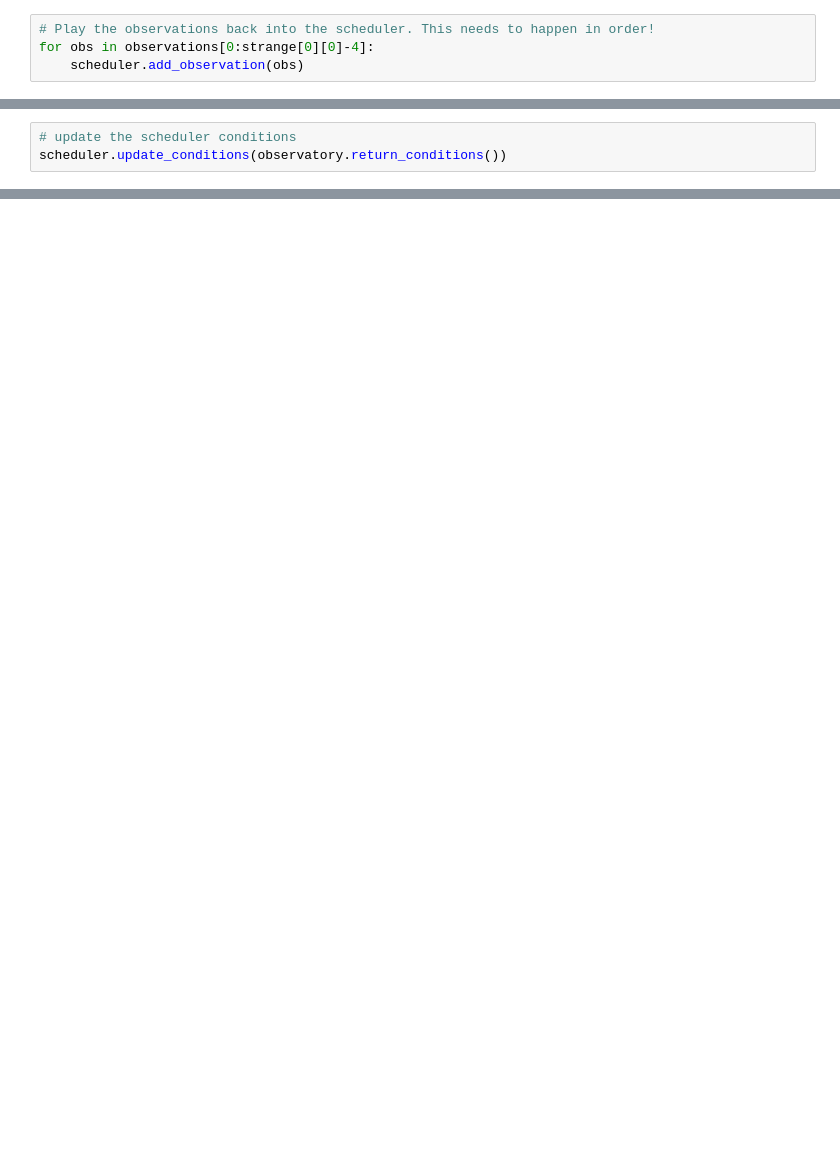
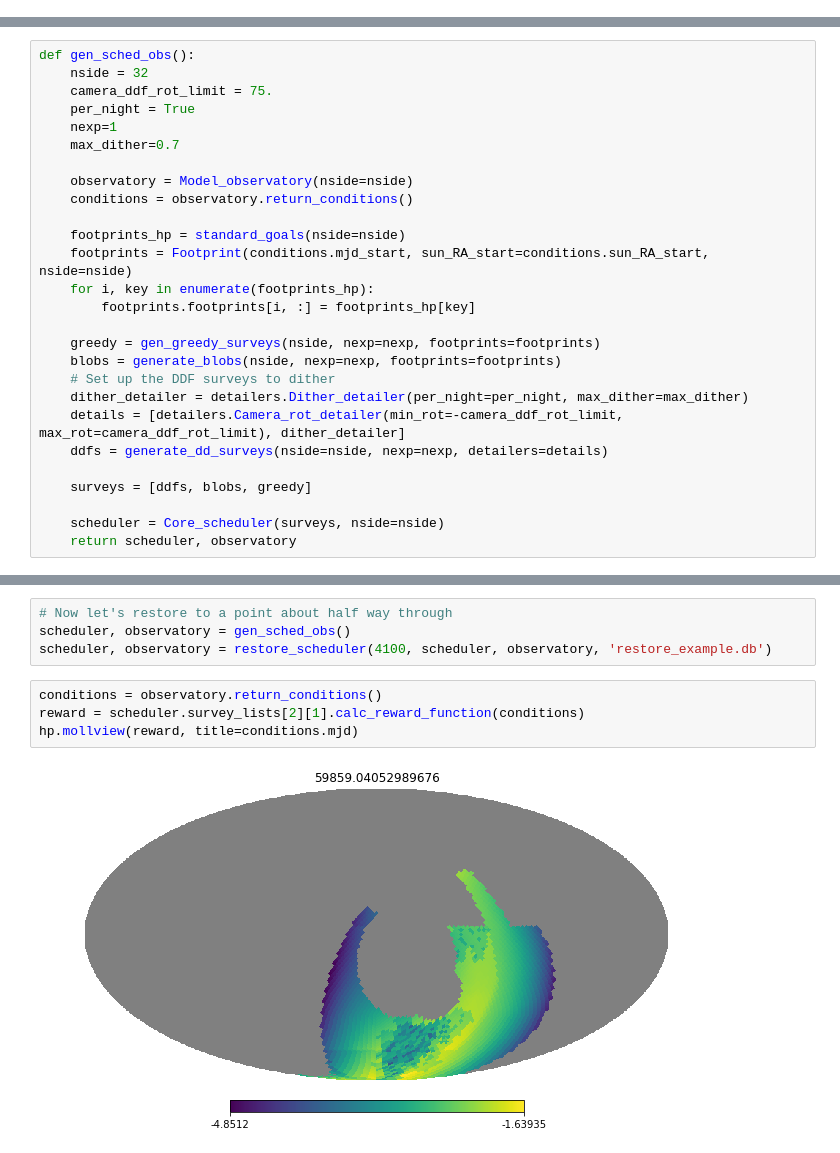
Before and after one commit to lsst-sims/legacy_sims_featureScheduler, a Jupyter notebook: examples/debug_example.ipynb, the cells around one changed output, grey strips where cells are left out. Saved outputs shown, nothing was run; the diff lists cells and outputs as text; blank space fills up the shorter version.

Commit message:
restore sched utility

```diff
--- a/examples/debug_example.ipynb
+++ b/examples/debug_example.ipynb
@@ -149,4 +12,0 @@ array([ 33.5335865 ,  31.88107106,  28.95188436,  30.74721524,
-# %%
-# Play the observations back into the scheduler. This needs to happen in order!
-for obs in observations[0:strange[0][0]-4]:
-    scheduler.add_observation(obs)
@@ -174,3 +12,0 @@ should_match_obs
-# %%
-# update the scheduler conditions
-scheduler.update_conditions(observatory.return_conditions())
@@ -187,0 +230,27 @@ hp.mollview(scheduler.survey_lists[2][-2].calc_reward_function(scheduler.conditi
+# %%
+def gen_sched_obs():
+    nside = 32
+    camera_ddf_rot_limit = 75.
+    per_night = True
+    nexp=1
+    max_dither=0.7
+
+    observatory = Model_observatory(nside=nside)
+    conditions = observatory.return_conditions()
+
+    footprints_hp = standard_goals(nside=nside)
+    footprints = Footprint(conditions.mjd_start, sun_RA_start=conditions.sun_RA_start, nside=nside)
+    for i, key in enumerate(footprints_hp):
+        footprints.footprints[i, :] = footprints_hp[key]
+
+    greedy = gen_greedy_surveys(nside, nexp=nexp, footprints=footprints)
+    blobs = generate_blobs(nside, nexp=nexp, footprints=footprints)
+    # Set up the DDF surveys to dither
+    dither_detailer = detailers.Dither_detailer(per_night=per_night, max_dither=max_dither)
+    details = [detailers.Camera_rot_detailer(min_rot=-camera_ddf_rot_limit, max_rot=camera_ddf_rot_limit), dither_detailer]
+    ddfs = generate_dd_surveys(nside=nside, nexp=nexp, detailers=details)
+
+    surveys = [ddfs, blobs, greedy]
+
+    scheduler = Core_scheduler(surveys, nside=nside)
+    return scheduler, observatory
@@ -187,0 +283,10 @@ hp.mollview(scheduler.survey_lists[2][-2].calc_reward_function(scheduler.conditi
+# %%
+# Now let's restore to a point about half way through
+scheduler, observatory = gen_sched_obs()
+scheduler, observatory = restore_scheduler(4100, scheduler, observatory, 'restore_example.db')
+# %%
+conditions = observatory.return_conditions()
+reward = scheduler.survey_lists[2][1].calc_reward_function(conditions)
+hp.mollview(reward, title=conditions.mjd)
+# %% [output]
+[figure, added]
```
Also changed, not shown: parts of 19 cells of this notebook, 3 other files.
